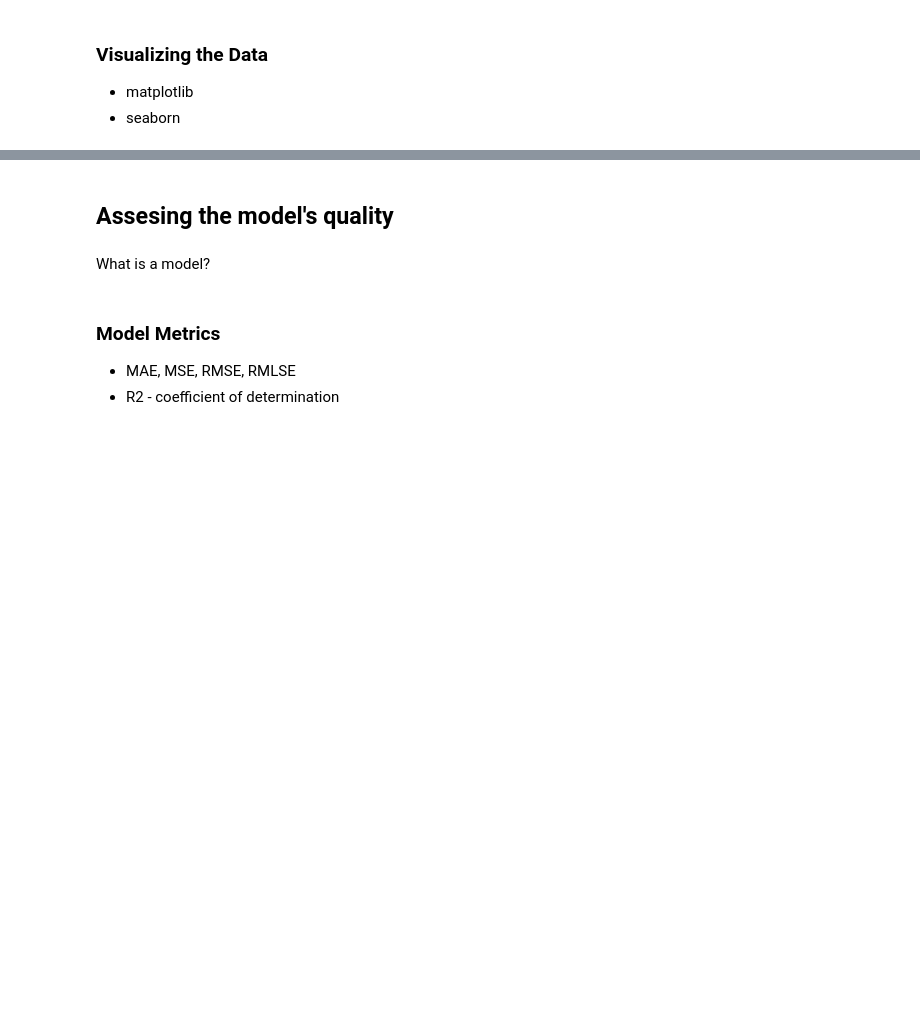
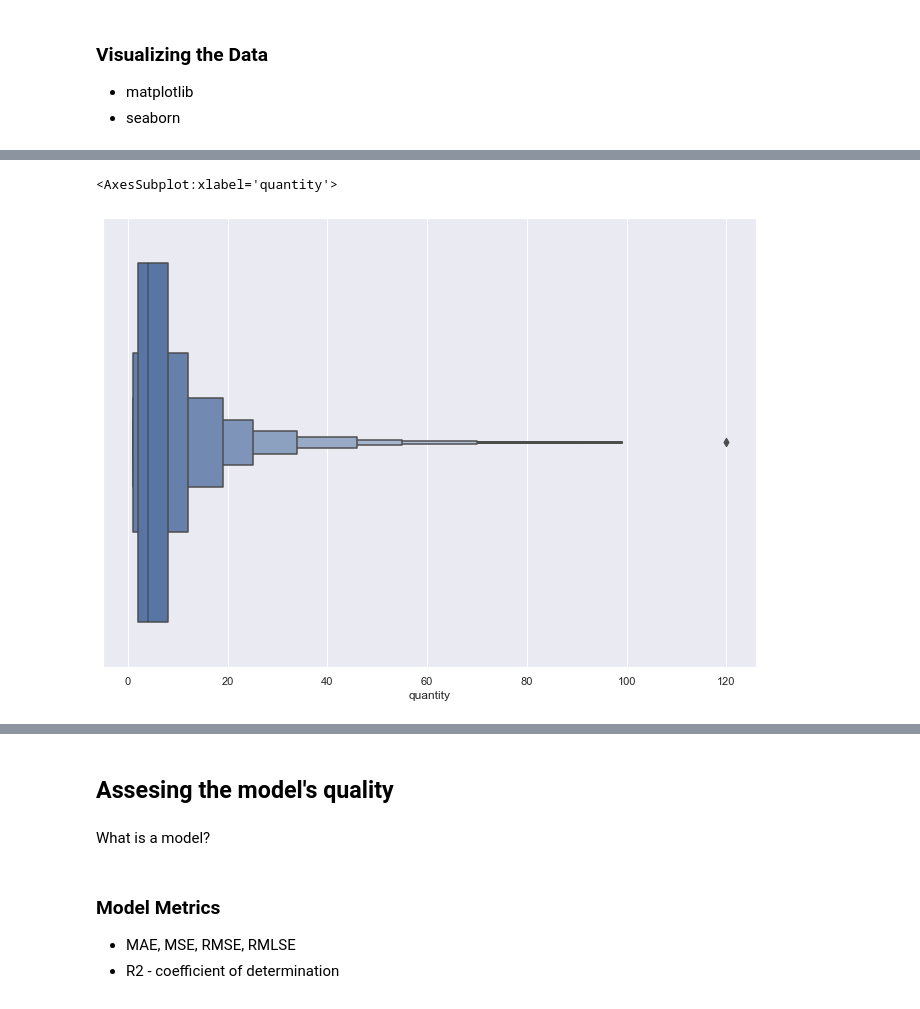
Before and after one commit to datagridsoftware/practical-ml, a Jupyter notebook: notebooks/markdown/markdown.ipynb, the cells around one changed output, grey strips where cells are left out. Cells and saved outputs as stored; diff of their text form; code cells hidden in the pictures; blank space fills up the shorter version.

```diff
--- a/notebooks/markdown/markdown.ipynb
+++ b/notebooks/markdown/markdown.ipynb
@@ -22,5 +22,5 @@ from datetime import date
 
 https://pandas.pydata.org/docs/user_guide/io.html
 # %%
-df = pd.read_csv("markdown.csv", na_values="?", comment="\t", sep=",", skipinitialspace=True)
+df = pd.read_csv("raw_data.csv", na_values="?", comment="\t", sep=",", skipinitialspace=True)
 df.sample(10)
@@ -117,6 +272,9 @@ sns.boxenplot(x=df["reduction"])
 # %%
 # note the outliers
-sns.boxenplot(x=df["sold"])
+sns.boxenplot(x=df["quantity"])
+# %% [output]
+<AxesSubplot:xlabel='quantity'>
+[figure, added]
 # %%
 # sold percentage
 sns.boxenplot(x=df["sold"]/df["quantity"])
```
Also changed, not shown: parts of 37 cells of this notebook, 1 other file.
